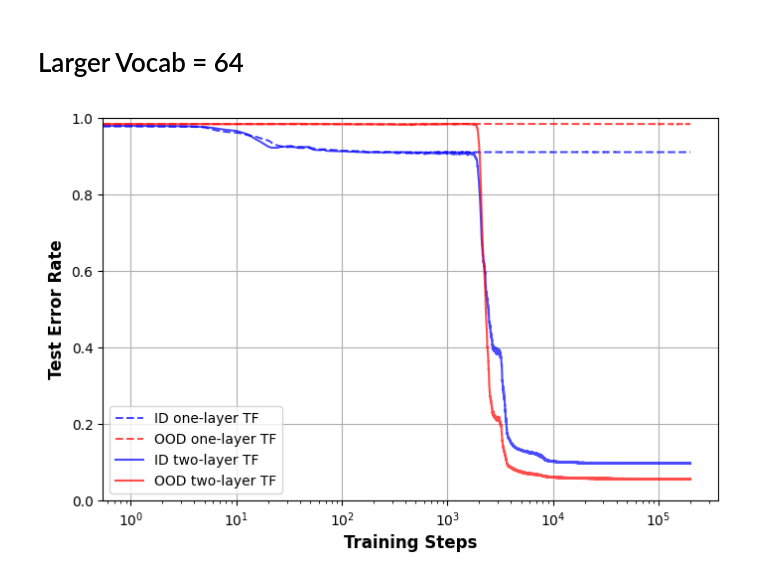
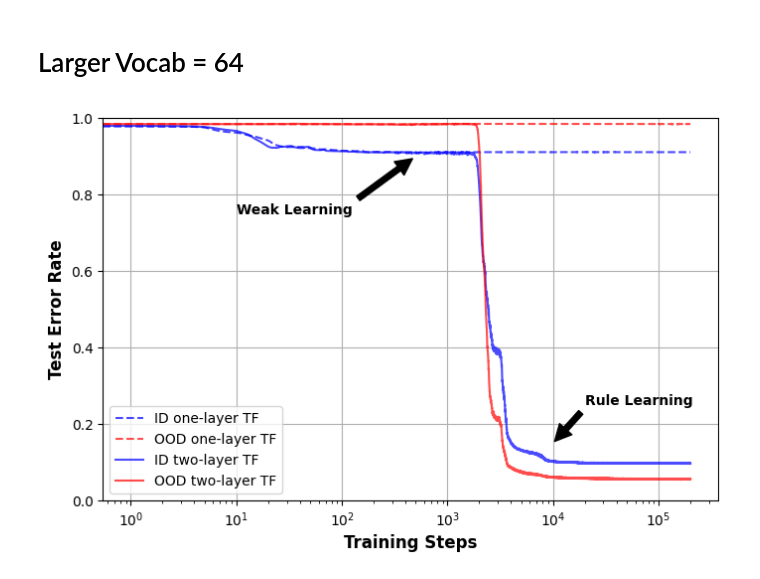
Before and after one commit to JiajunSong629/simulations, a Jupyter notebook: out/Plot_figure_1_from_err_json.ipynb, the cells around one changed output. Cells and saved outputs as stored; diff of their text form; code cells hidden in the pictures.

Commit message:
update figure

```diff
--- a/out/Plot_figure_1_from_err_json.ipynb
+++ b/out/Plot_figure_1_from_err_json.ipynb
@@ -91,31 +91,55 @@ plt.plot(
     epochs_one_layer,
     ood_errs_one_layer,
     label="OOD one-layer TF",
     linestyle="dashed",
     color="red",
     alpha=0.7,
 )
 plt.plot(
     epochs_one_layer,
     id_errs_two_layer,
     label="ID two-layer TF",
     color="blue",
     alpha=0.7,
 )
 plt.plot(
     epochs_one_layer,
     ood_errs_two_layer,
     label="OOD two-layer TF",
     color="red",
     alpha=0.7,
 )
 
 plt.xscale("log")
 plt.legend()
 plt.grid(True)
 plt.ylim(0, 1)
 plt.xlabel("Training Steps", weight="bold", fontsize=12)
 plt.ylabel("Test Error Rate", weight="bold", fontsize=12)
+
+
+# Adding annotation with an arrow
+weak_px, weak_py, weak_tx, weak_ty = 500, 0.9, 10, 0.75
+plt.annotate(
+    "Weak Learning",  # Text to display
+    xy=(weak_px, weak_py),  # Point to annotate
+    xytext=(weak_tx, weak_ty),  # Text location
+    arrowprops=dict(facecolor="black", shrink=0.05),  # Arrow properties
+    fontsize=10,
+    fontweight="bold",
+)
+
+rule_px, rule_py, rule_tx, rule_ty = 10**4, 0.15, 2 * (10**4), 0.25
+plt.annotate(
+    "Rule Learning",  # Text to display
+    xy=(rule_px, rule_py),  # Point to annotate
+    xytext=(rule_tx, rule_ty),  # Text location
+    arrowprops=dict(facecolor="black", shrink=0.05),  # Arrow properties
+    fontsize=10,
+    fontweight="bold",
+)
+
+
 pass
 # %% [output]
-[figure, old version]
+[figure, new version]
```
